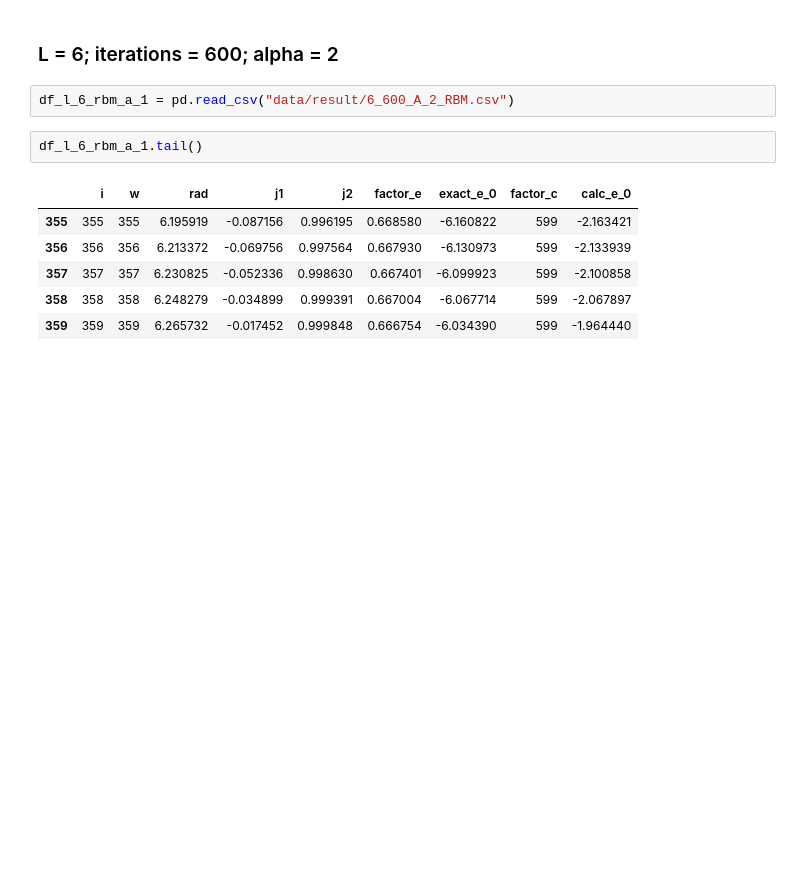
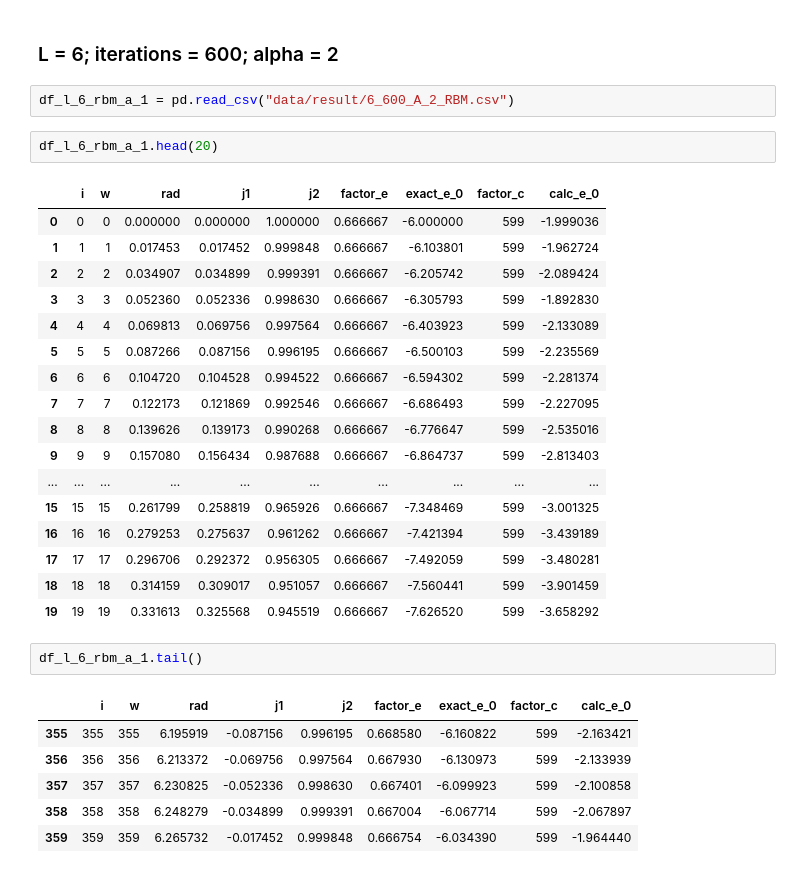
Before and after one commit to mardoniofranca/nqs, a Jupyter notebook: 9_presentations/analises.ipynb, the cells around one changed output. Saved outputs shown, nothing was run; the diff lists cells and outputs as text; blank space fills up the shorter version.

```diff
--- a/9_presentations/analises.ipynb
+++ b/9_presentations/analises.ipynb
@@ -5,6 +5,26 @@ import matplotlib.pyplot as plt
 ### L = 6; iterations = 600; alpha = 2
 # %%
 df_l_6_rbm_a_1 = pd.read_csv("data/result/6_600_A_2_RBM.csv")
+# %%
+df_l_6_rbm_a_1.head(20)
+# %% [output]
+|  | i | w | rad | j1 | j2 | factor_e | exact_e_0 | factor_c | calc_e_0 |
+| 0 | 0 | 0 | 0.000000 | 0.000000 | 1.000000 | 0.666667 | -6.000000 | 599 | -1.999036 |
+| 1 | 1 | 1 | 0.017453 | 0.017452 | 0.999848 | 0.666667 | -6.103801 | 599 | -1.962724 |
+| 2 | 2 | 2 | 0.034907 | 0.034899 | 0.999391 | 0.666667 | -6.205742 | 599 | -2.089424 |
+| 3 | 3 | 3 | 0.052360 | 0.052336 | 0.998630 | 0.666667 | -6.305793 | 599 | -1.892830 |
+| 4 | 4 | 4 | 0.069813 | 0.069756 | 0.997564 | 0.666667 | -6.403923 | 599 | -2.133089 |
+| 5 | 5 | 5 | 0.087266 | 0.087156 | 0.996195 | 0.666667 | -6.500103 | 599 | -2.235569 |
+| 6 | 6 | 6 | 0.104720 | 0.104528 | 0.994522 | 0.666667 | -6.594302 | 599 | -2.281374 |
+| 7 | 7 | 7 | 0.122173 | 0.121869 | 0.992546 | 0.666667 | -6.686493 | 599 | -2.227095 |
+| 8 | 8 | 8 | 0.139626 | 0.139173 | 0.990268 | 0.666667 | -6.776647 | 599 | -2.535016 |
+| 9 | 9 | 9 | 0.157080 | 0.156434 | 0.987688 | 0.666667 | -6.864737 | 599 | -2.813403 |
+| ... | ... | ... | ... | ... | ... | ... | ... | ... | ... |
+| 15 | 15 | 15 | 0.261799 | 0.258819 | 0.965926 | 0.666667 | -7.348469 | 599 | -3.001325 |
+| 16 | 16 | 16 | 0.279253 | 0.275637 | 0.961262 | 0.666667 | -7.421394 | 599 | -3.439189 |
+| 17 | 17 | 17 | 0.296706 | 0.292372 | 0.956305 | 0.666667 | -7.492059 | 599 | -3.480281 |
+| 18 | 18 | 18 | 0.314159 | 0.309017 | 0.951057 | 0.666667 | -7.560441 | 599 | -3.901459 |
+| 19 | 19 | 19 | 0.331613 | 0.325568 | 0.945519 | 0.666667 | -7.626520 | 599 | -3.658292 |
 # %%
 df_l_6_rbm_a_1.tail()
 # %% [output]
```
Also changed, not shown: 10 other files.
